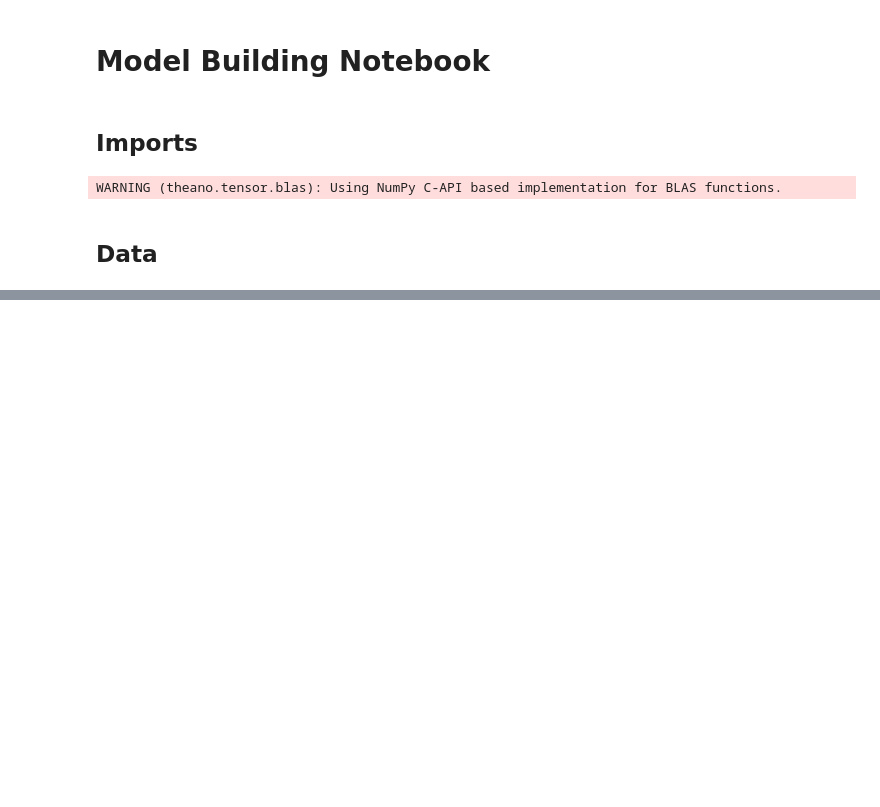
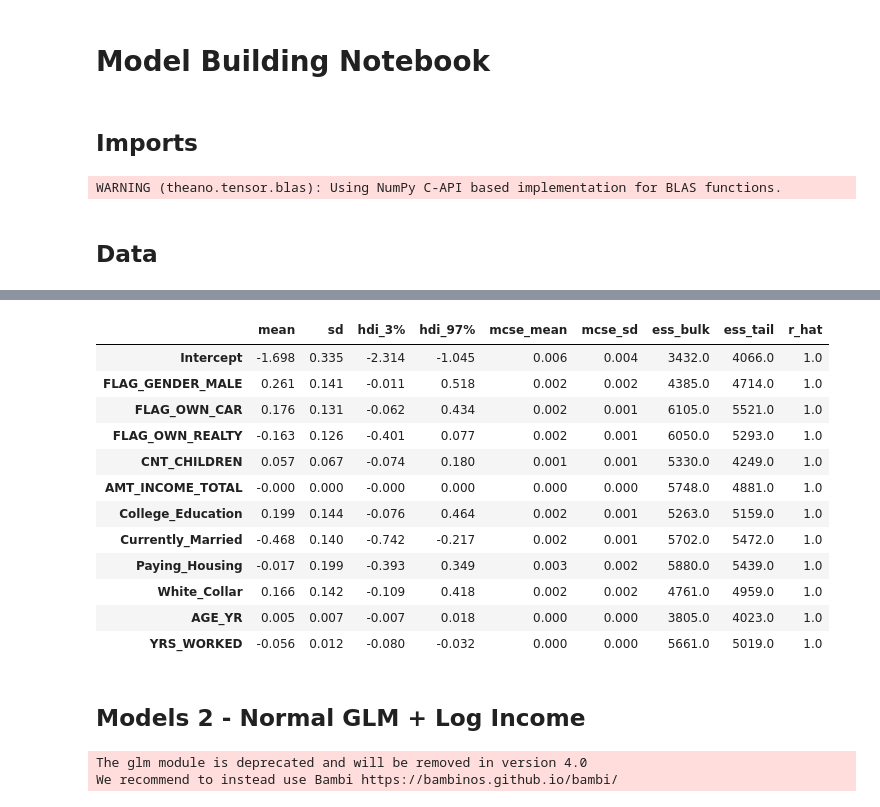
Before and after one commit to LaurenBassett/CreditCardApprovalModel, a Jupyter notebook: LogRegHierModel.ipynb, the cells around one changed output, grey strips where cells are left out. Drawn from its saved outputs; the diff is of its cells as text; code cells hidden in the pictures; blank space fills up the shorter version.

```diff
--- a/LogRegHierModel.ipynb
+++ b/LogRegHierModel.ipynb
@@ -90,0 +153,22 @@ target_paid = data['target_paid'].values
+# %%
+# Summary Statistics
+with log_model_1:
+    lm1_sum = pm.summary(log_trace_1)
+
+lm1_sum
+# %% [output]
+|  | mean | sd | hdi_3% | hdi_97% | mcse_mean | mcse_sd | ess_bulk | ess_tail | r_hat |
+| Intercept | -1.698 | 0.335 | -2.314 | -1.045 | 0.006 | 0.004 | 3432.0 | 4066.0 | 1.0 |
+| FLAG_GENDER_MALE | 0.261 | 0.141 | -0.011 | 0.518 | 0.002 | 0.002 | 4385.0 | 4714.0 | 1.0 |
+| FLAG_OWN_CAR | 0.176 | 0.131 | -0.062 | 0.434 | 0.002 | 0.001 | 6105.0 | 5521.0 | 1.0 |
+| FLAG_OWN_REALTY | -0.163 | 0.126 | -0.401 | 0.077 | 0.002 | 0.001 | 6050.0 | 5293.0 | 1.0 |
+| CNT_CHILDREN | 0.057 | 0.067 | -0.074 | 0.180 | 0.001 | 0.001 | 5330.0 | 4249.0 | 1.0 |
+| AMT_INCOME_TOTAL | -0.000 | 0.000 | -0.000 | 0.000 | 0.000 | 0.000 | 5748.0 | 4881.0 | 1.0 |
+| College_Education | 0.199 | 0.144 | -0.076 | 0.464 | 0.002 | 0.001 | 5263.0 | 5159.0 | 1.0 |
+| Currently_Married | -0.468 | 0.140 | -0.742 | -0.217 | 0.002 | 0.001 | 5702.0 | 5472.0 | 1.0 |
+| Paying_Housing | -0.017 | 0.199 | -0.393 | 0.349 | 0.003 | 0.002 | 5880.0 | 5439.0 | 1.0 |
+| White_Collar | 0.166 | 0.142 | -0.109 | 0.418 | 0.002 | 0.002 | 4761.0 | 4959.0 | 1.0 |
+| AGE_YR | 0.005 | 0.007 | -0.007 | 0.018 | 0.000 | 0.000 | 3805.0 | 4023.0 | 1.0 |
+| YRS_WORKED | -0.056 | 0.012 | -0.080 | -0.032 | 0.000 | 0.000 | 5661.0 | 5019.0 | 1.0 |
+# %% [markdown]
+## Models 2 - Normal GLM + Log Income
@@ -90,0 +189,10 @@ target_paid = data['target_paid'].values
+# %%
+with pm.Model() as log_model_2:
+
+    pm.glm.GLM.from_formula(
+        formula = f'''target_paid ~ {" + ".join(predictors2)}''',
+        data = data_glm,
+        family = pm.glm.families.Binomial())
+# %% [output]
+The glm module is deprecated and will be removed in version 4.0
+We recommend to instead use Bambi https://bambinos.github.io/bambi/
```
Also changed, not shown: parts of 29 cells of this notebook.
